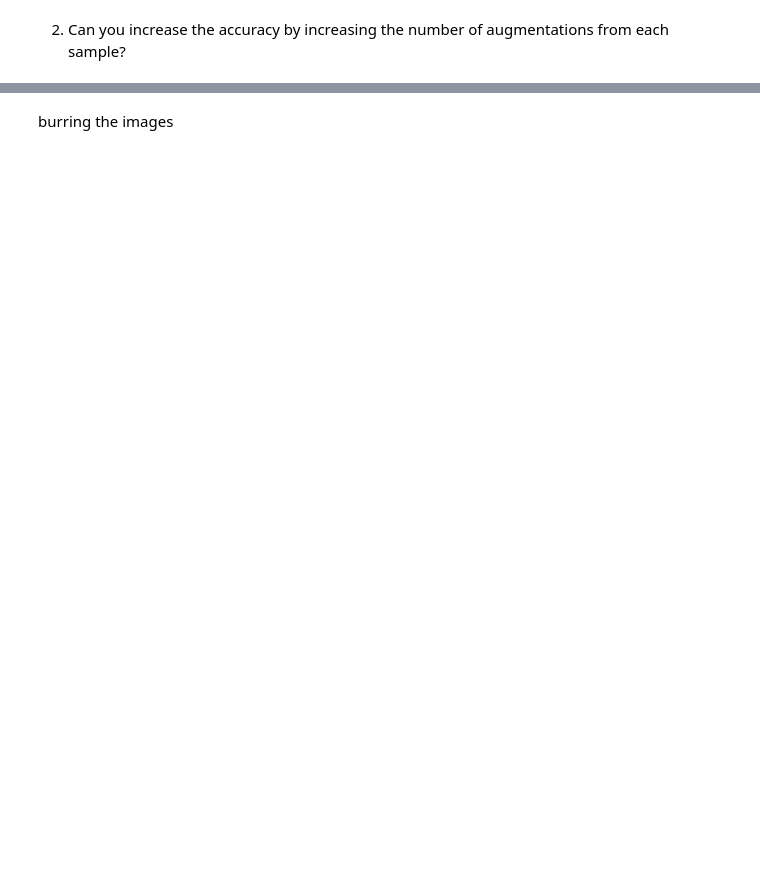
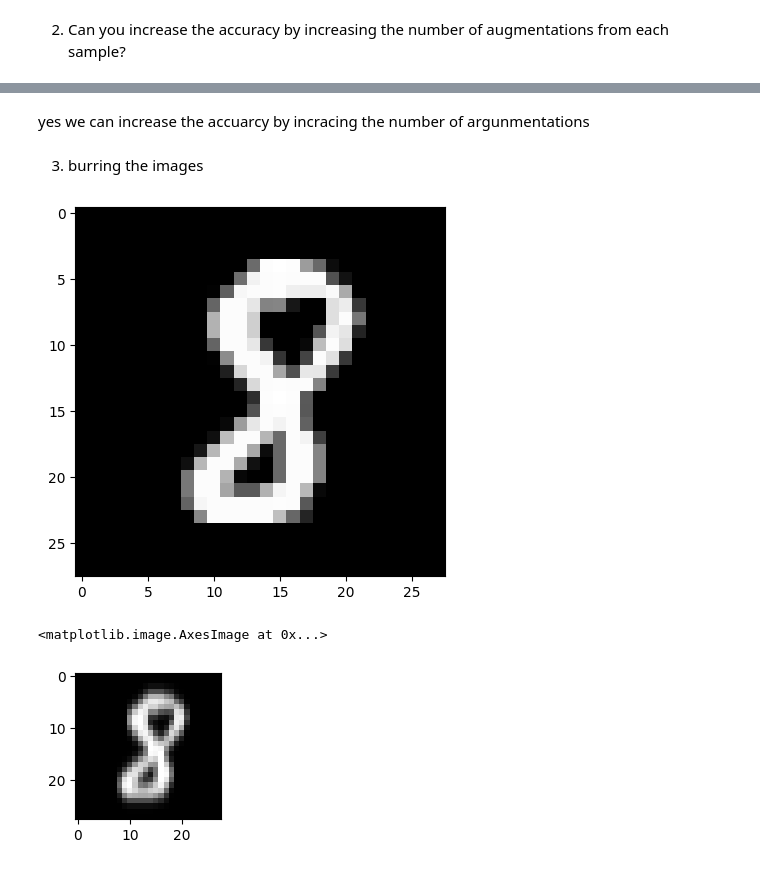
Before and after one commit to srujanreddy2021/AI_ML_IITH_Projects_Labs, a Jupyter notebook: AIML_Module_1_Lab_3_Data_Augmentation.ipynb, the cells around one changed output, grey strips where cells are left out. Cells and saved outputs as stored; diff of their text form; code cells hidden in the pictures; blank space fills up the shorter version.

```diff
--- a/AIML_Module_1_Lab_3_Data_Augmentation.ipynb
+++ b/AIML_Module_1_Lab_3_Data_Augmentation.ipynb
@@ -403,16 +423,20 @@ print(f'accuracy wth five arguments {five_arg_accuracy} accuracy wth six argumen
+# %% [markdown]
+yes we can increase the accuarcy by incracing the number of argunmentations
 # %% [markdown]
-burring the images
+3) burring the images
-# %%
-def augBlur(sample, ):
-  if angleconstraint==0:
-    return sample
-  if len(sample.shape)==2:
-    sample = np.expand_dims(sample, 0)  # make sure the sample is 3 dimensional
-  angle = rng.random(len(sample)) # generate random numbers for angles
-
-  angle = (angle-0.5)*angleconstraint # make the random angle constrained
-
-  nsample = sample.copy() # preallocate the augmented array to make it faster
-  for ii in range(len(sample)):
-    nsample[ii] = rotate(sample[ii], angle[ii])
-  return np.squeeze(nsample) # take care if the input had only one sample.
+# %%
+from skimage.filters import gaussian
+def augBlur(sample, sigma):
+  blurred = gaussian(sample,sigma=sigma,multichannel=True)
+  return blurred
+sample = train_X[20]
+sigma = 1
+# show the original image}
+plt.imshow(sample, cmap='gray')
+plt.show()
+plt.subplot(1,3,1)
+plt.imshow(augBlur(sample,sigma), cmap='gray')
+# %% [output]
+[figure, added]
+<matplotlib.image.AxesImage at 0x...>
+[figure, added]
```
Also changed, not shown: parts of 11 cells of this notebook.
